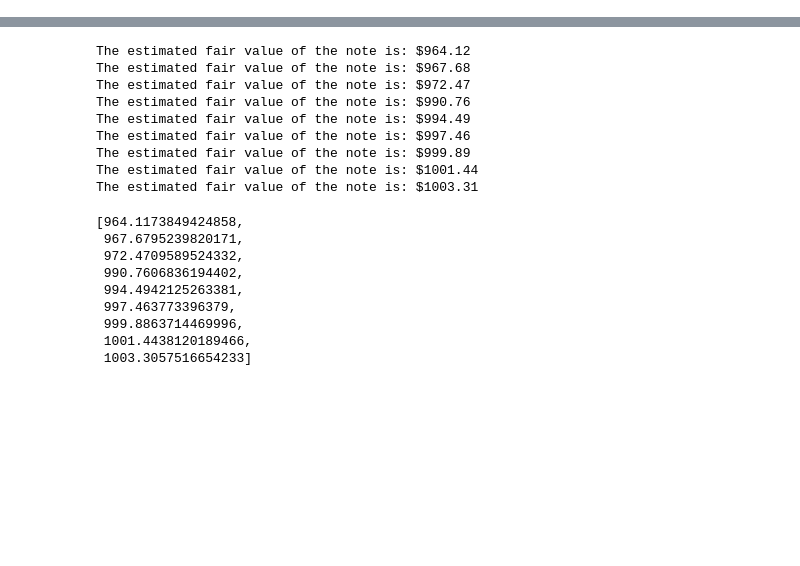
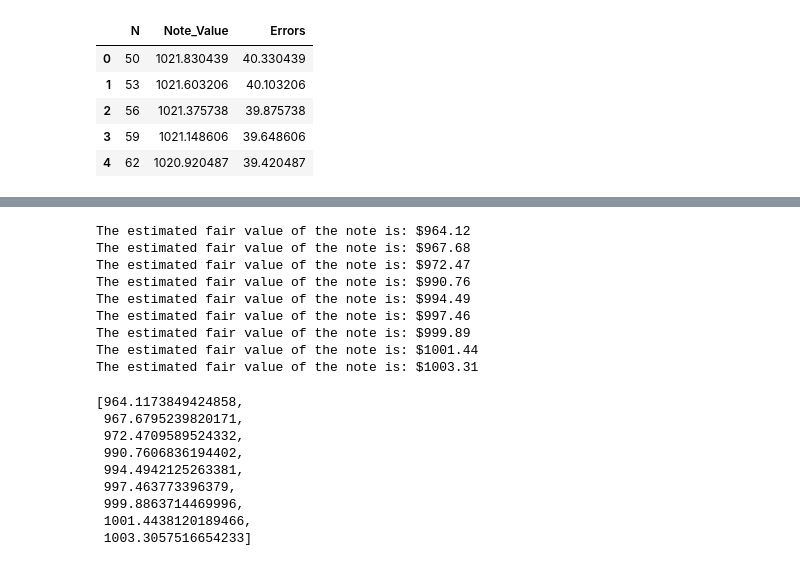
Before and after one commit to yadvesh28/Complex_Derivatives_Valuation_Projects, a Jupyter notebook: Project_1/Issuer_callable.ipynb, the cells around one changed output, grey strips where cells are left out. Saved outputs shown, nothing was run; the diff lists cells and outputs as text; code cells hidden in the pictures; blank space fills up the shorter version.

```diff
--- a/Project_1/Issuer_callable.ipynb
+++ b/Project_1/Issuer_callable.ipynb
@@ -2,0 +419,3 @@
+# %%
+# build the stock tree for N=1000 time steps LR model
+S, p, u, d, model = Stock_tree(N, S0, B, dt02, sigma, r1, D, T0_T2, model='LR')
@@ -2,0 +464,17 @@
+# %%
+df_crr = pd.DataFrame({
+    'N': N_values,
+    'Note_Value': CRR_values,
+    'Errors': CRR_errors
+})
+
+# Add better column names and reset index if needed
+df_crr = df_crr.reset_index(drop=True)
+df_crr.head()
+# %% [output]
+|  | N | Note_Value | Errors |
+| 0 | 50 | 1021.830439 | 40.330439 |
+| 1 | 53 | 1021.603206 | 40.103206 |
+| 2 | 56 | 1021.375738 | 39.875738 |
+| 3 | 59 | 1021.148606 | 39.648606 |
+| 4 | 62 | 1020.920487 | 39.420487 |
```
Also changed, not shown: parts of 64 cells of this notebook, 9 other files.
